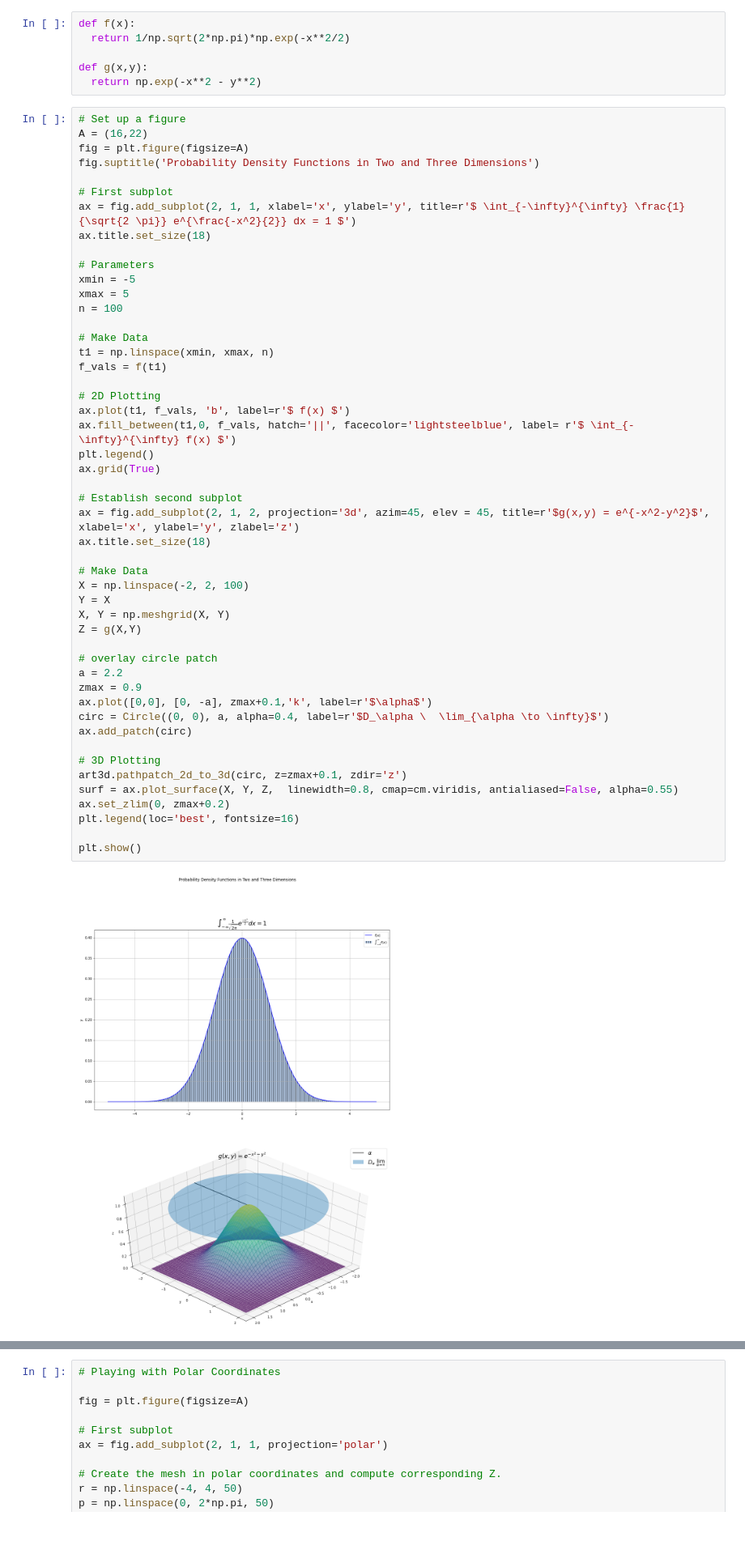
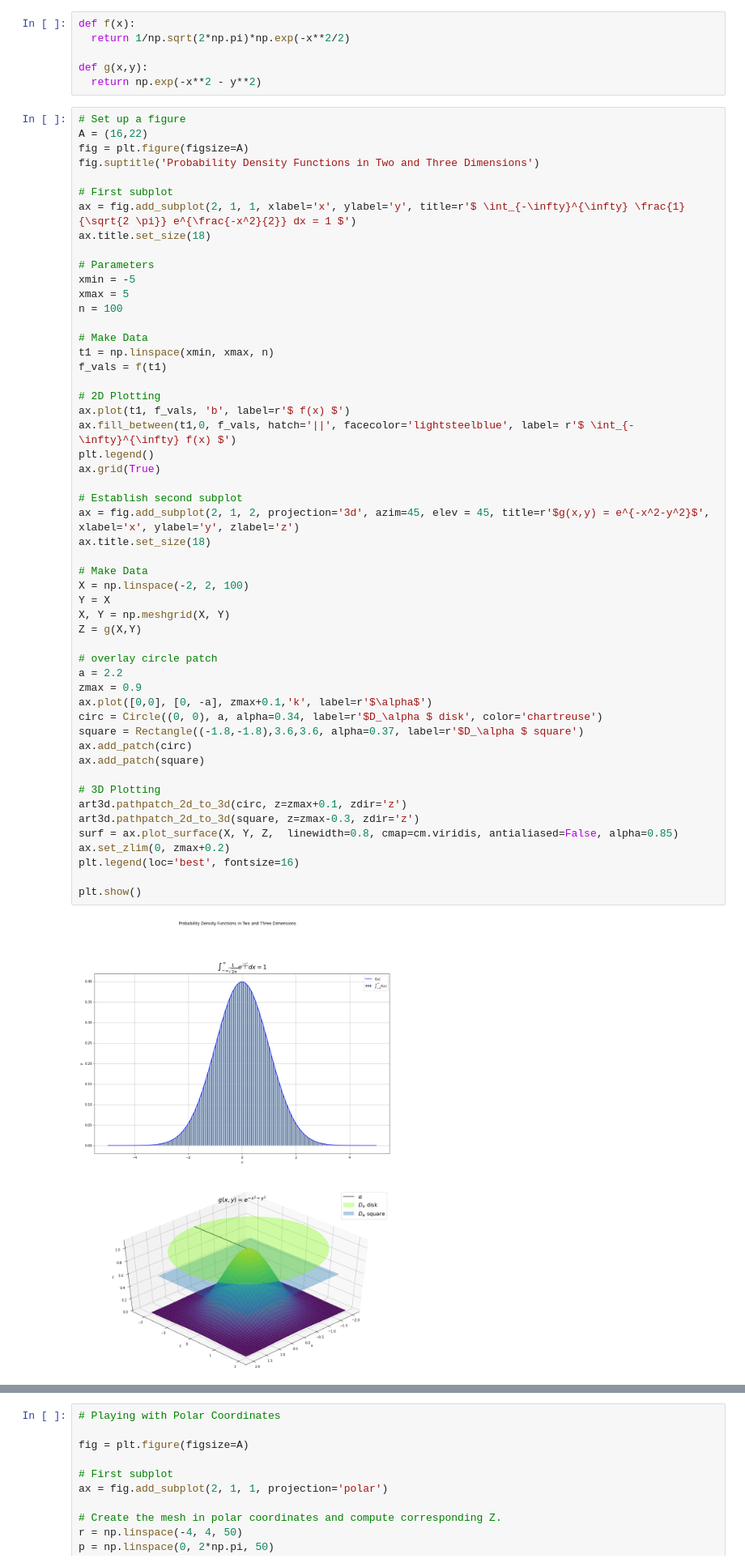
Before and after one commit to awhooshingwind/Math254, a Jupyter notebook: jpierson_wp2_suppl.ipynb, the cells around one changed output, grey strips where cells are left out. Shown: that part at 81% size. Cells and saved outputs as stored; diff of their text form; blank space fills up the shorter version.

```diff
--- a/jpierson_wp2_suppl.ipynb
+++ b/jpierson_wp2_suppl.ipynb
@@ -42,33 +53,36 @@ f_vals = f(t1)
 
 # 2D Plotting
 ax.plot(t1, f_vals, 'b', label=r'$ f(x) $')
 ax.fill_between(t1,0, f_vals, hatch='||', facecolor='lightsteelblue', label= r'$ \int_{-\infty}^{\infty} f(x) $')
 plt.legend()
 ax.grid(True)
 
 # Establish second subplot
 ax = fig.add_subplot(2, 1, 2, projection='3d', azim=45, elev = 45, title=r'$g(x,y) = e^{-x^2-y^2}$', xlabel='x', ylabel='y', zlabel='z')
 ax.title.set_size(18)
 
 # Make Data
 X = np.linspace(-2, 2, 100)
 Y = X
 X, Y = np.meshgrid(X, Y)
 Z = g(X,Y)
 
 # overlay circle patch
 a = 2.2
 zmax = 0.9
 ax.plot([0,0], [0, -a], zmax+0.1,'k', label=r'$\alpha$')
-circ = Circle((0, 0), a, alpha=0.4, label=r'$D_\alpha \  \lim_{\alpha \to \infty}$')
+circ = Circle((0, 0), a, alpha=0.34, label=r'$D_\alpha $ disk', color='chartreuse')
+square = Rectangle((-1.8,-1.8),3.6,3.6, alpha=0.37, label=r'$D_\alpha $ square')
 ax.add_patch(circ)
+ax.add_patch(square)
 
 # 3D Plotting
 art3d.pathpatch_2d_to_3d(circ, z=zmax+0.1, zdir='z')
-surf = ax.plot_surface(X, Y, Z,  linewidth=0.8, cmap=cm.viridis, antialiased=False, alpha=0.55)
+art3d.pathpatch_2d_to_3d(square, z=zmax-0.3, zdir='z')
+surf = ax.plot_surface(X, Y, Z,  linewidth=0.8, cmap=cm.viridis, antialiased=False, alpha=0.85)
 ax.set_zlim(0, zmax+0.2)
 plt.legend(loc='best', fontsize=16)
 
 plt.show()
 # %% [output]
-[figure, old version]
+[figure, new version]
```
Also changed, not shown: parts of 11 cells of this notebook.
